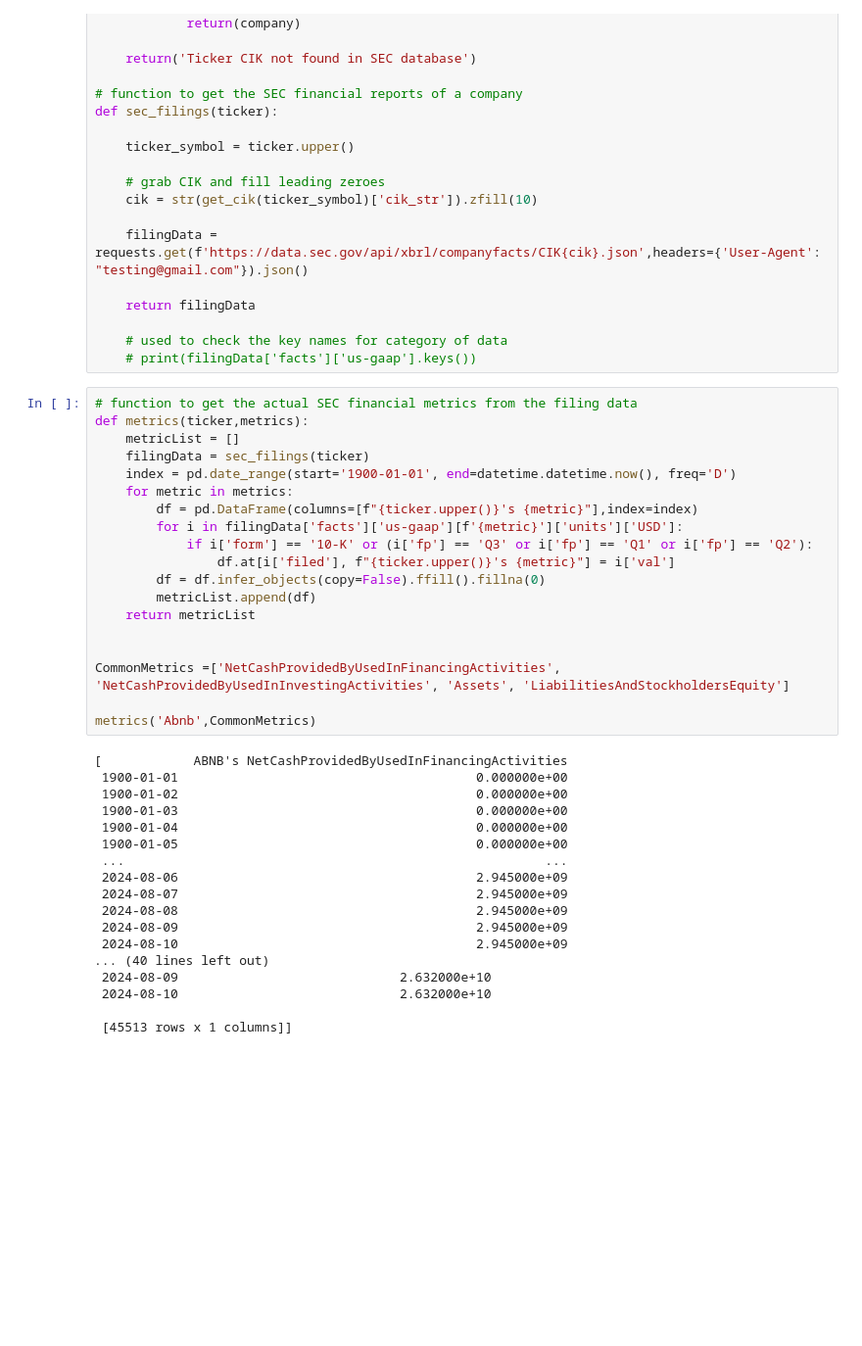
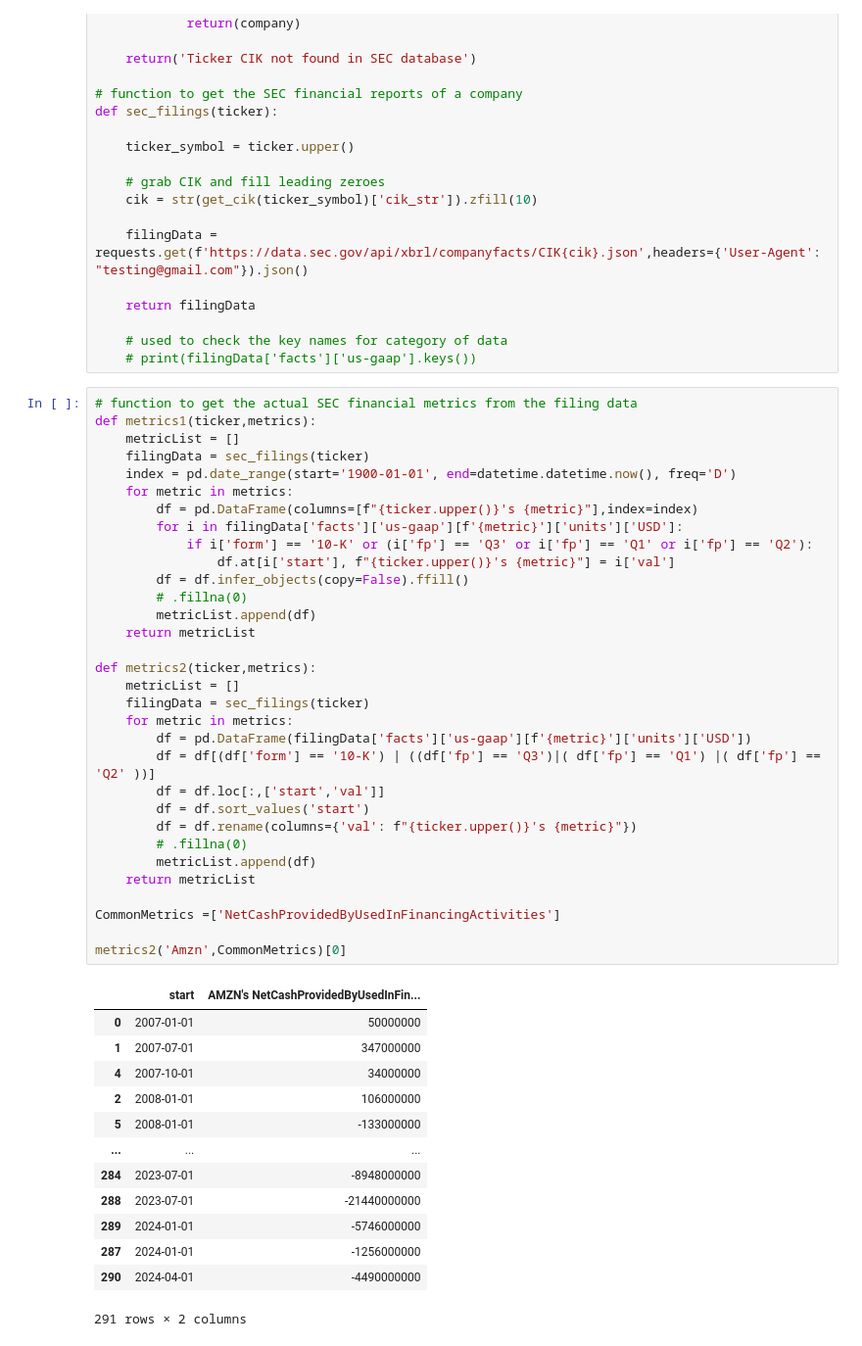
Before and after one commit to MaligarosNotes/Stock-Predict-Summer-24--Attempts, a Jupyter notebook: 7th.ipynb, the cells around one changed output. Shown at 98% size. Cells and saved outputs as stored; diff of their text form; blank space fills up the shorter version.

```diff
--- a/7th.ipynb
+++ b/7th.ipynb
@@ -115,41 +138,50 @@ def sec_filings(ticker):
     # print(filingData['facts']['us-gaap'].keys())
 # %%
 # function to get the actual SEC financial metrics from the filing data
-def metrics(ticker,metrics):
+def metrics1(ticker,metrics):
     metricList = []
     filingData = sec_filings(ticker)
     index = pd.date_range(start='1900-01-01', end=datetime.datetime.now(), freq='D')
     for metric in metrics:
         df = pd.DataFrame(columns=[f"{ticker.upper()}'s {metric}"],index=index)
         for i in filingData['facts']['us-gaap'][f'{metric}']['units']['USD']:
             if i['form'] == '10-K' or (i['fp'] == 'Q3' or i['fp'] == 'Q1' or i['fp'] == 'Q2'):
-                df.at[i['filed'], f"{ticker.upper()}'s {metric}"] = i['val']
-        df = df.infer_objects(copy=False).ffill().fillna(0)
+                df.at[i['start'], f"{ticker.upper()}'s {metric}"] = i['val']
+        df = df.infer_objects(copy=False).ffill()
+        # .fillna(0)
         metricList.append(df)
     return metricList
 
+def metrics2(ticker,metrics):
+    metricList = []
+    filingData = sec_filings(ticker)
+    for metric in metrics:
+        df = pd.DataFrame(filingData['facts']['us-gaap'][f'{metric}']['units']['USD'])
+        df = df[(df['form'] == '10-K') | ((df['fp'] == 'Q3')|( df['fp'] == 'Q1') |( df['fp'] == 'Q2' ))]
+        df = df.loc[:,['start','val']]
+        df = df.sort_values('start')
+        df = df.rename(columns={'val': f"{ticker.upper()}'s {metric}"})
+        # .fillna(0)
+        metricList.append(df)
+    return metricList
 
-CommonMetrics =['NetCashProvidedByUsedInFinancingActivities', 'NetCashProvidedByUsedInInvestingActivities', 'Assets', 'LiabilitiesAndStockholdersEquity']
+CommonMetrics =['NetCashProvidedByUsedInFinancingActivities']
 
-metrics('Abnb',CommonMetrics)
+metrics2('Amzn',CommonMetrics)[0]
 # %% [output]
+|  | start | AMZN's NetCashProvidedByUsedInFin... |
+| 0 | 2007-01-01 | 50000000 |
+| 1 | 2007-07-01 | 347000000 |
+| 4 | 2007-10-01 | 34000000 |
+| 2 | 2008-01-01 | 106000000 |
+| 5 | 2008-01-01 | -133000000 |
+| ... | ... | ... |
+| 284 | 2023-07-01 | -8948000000 |
+| 288 | 2023-07-01 | -21440000000 |
+| 289 | 2024-01-01 | -5746000000 |
+| 287 | 2024-01-01 | -1256000000 |
+| 290 | 2024-04-01 | -4490000000 |
-[            ABNB's NetCashProvidedByUsedInFinancingActivities
- 1900-01-01                                       0.000000e+00
- 1900-01-02                                       0.000000e+00
- 1900-01-03                                       0.000000e+00
- 1900-01-04                                       0.000000e+00
- 1900-01-05                                       0.000000e+00
- ...                                                       ...
- 2024-08-06                                       2.945000e+09
- 2024-08-07                                       2.945000e+09
- 2024-08-08                                       2.945000e+09
- 2024-08-09                                       2.945000e+09
- 2024-08-10                                       2.945000e+09
-... (40 lines left out)
- 2024-08-09                             2.632000e+10
- 2024-08-10                             2.632000e+10
-
- [45513 rows x 1 columns]]
+291 rows × 2 columns
 # %%
 #this was to find the intersection of two lists, for finding CommonMetrics
 def find_intersection(list1, list2):
```
Also changed, not shown: parts of 10 cells of this notebook, 13 other files.
